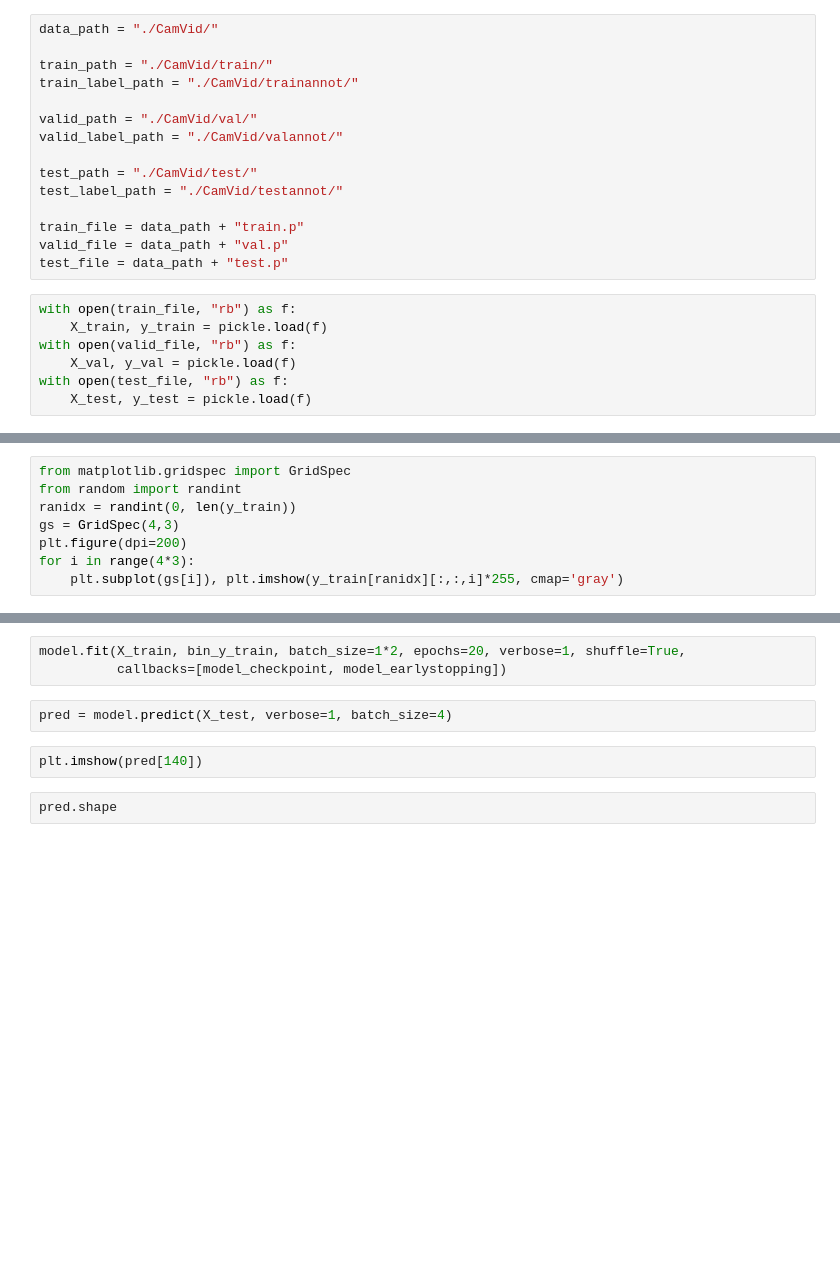
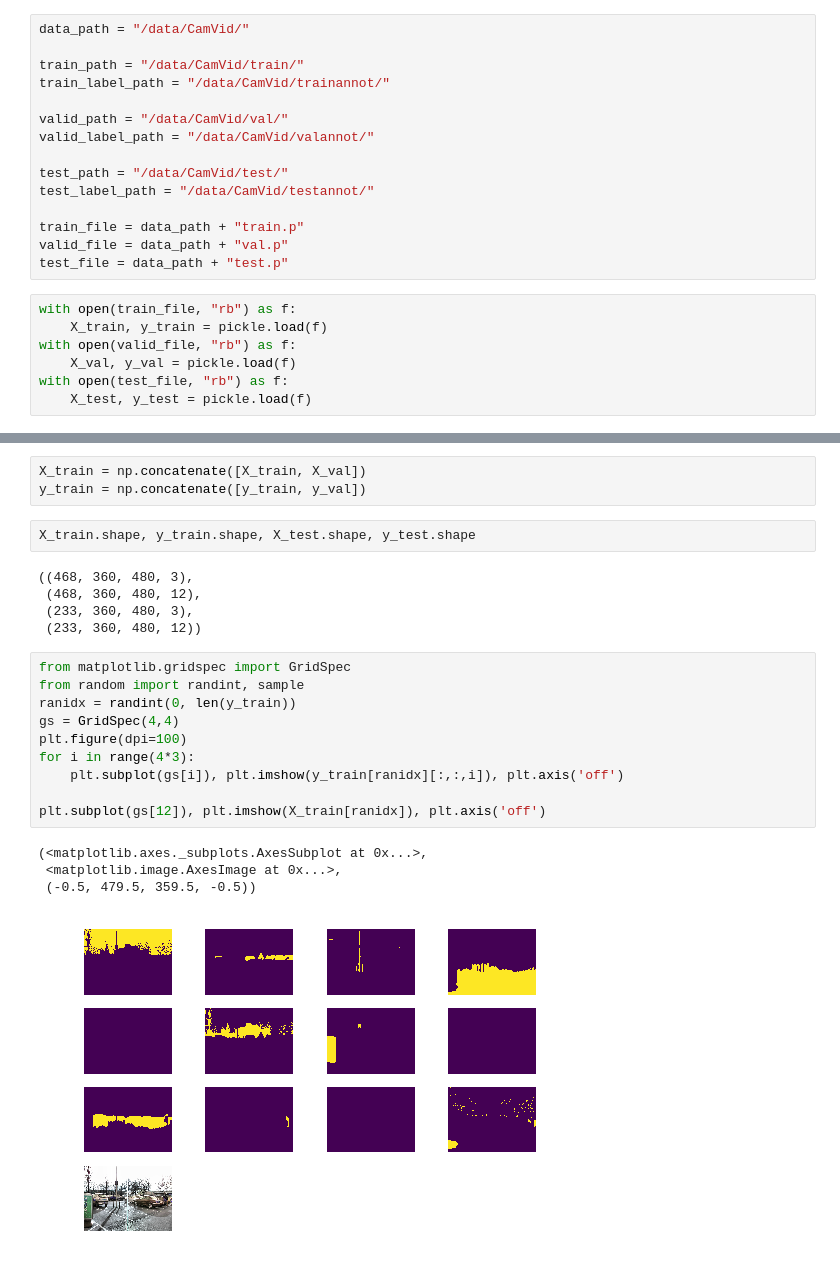
Before and after one commit to jaeoh2/Road-Free-Space-Segmentation, a Jupyter notebook: model.ipynb, the cells around one changed output, grey strips where cells are left out. Cells and saved outputs as stored; diff of their text form; blank space fills up the shorter version.

Commit message:
model file update

```diff
--- a/model.ipynb
+++ b/model.ipynb
@@ -23,14 +20,14 @@ from keras.utils import multi_gpu_model
 # %%
-data_path = "./CamVid/"
+data_path = "/data/CamVid/"
 
-train_path = "./CamVid/train/"
-train_label_path = "./CamVid/trainannot/"
+train_path = "/data/CamVid/train/"
+train_label_path = "/data/CamVid/trainannot/"
 
-valid_path = "./CamVid/val/"
-valid_label_path = "./CamVid/valannot/"
+valid_path = "/data/CamVid/val/"
+valid_label_path = "/data/CamVid/valannot/"
 
-test_path = "./CamVid/test/"
-test_label_path = "./CamVid/testannot/"
+test_path = "/data/CamVid/test/"
+test_label_path = "/data/CamVid/testannot/"
 
 train_file = data_path + "train.p"
 valid_file = data_path + "val.p"
@@ -50,8 +45,0 @@ X_train.shape, y_train.shape
-# %%
-from matplotlib.gridspec import GridSpec
-from random import randint
-ranidx = randint(0, len(y_train))
-gs = GridSpec(4,3)
-plt.figure(dpi=200)
-for i in range(4*3):
-    plt.subplot(gs[i]), plt.imshow(y_train[ranidx][:,:,i]*255, cmap='gray')
@@ -128,9 +46,25 @@ model = unet(nb_classes=12, input_shape=(480,480,3))
-# %%
-model.fit(X_train, bin_y_train, batch_size=1*2, epochs=20, verbose=1, shuffle=True,
-          callbacks=[model_checkpoint, model_earlystopping])
-# %%
-pred = model.predict(X_test, verbose=1, batch_size=4)
-# %%
-plt.imshow(pred[140])
-# %%
-pred.shape
+# %%
+X_train = np.concatenate([X_train, X_val])
+y_train = np.concatenate([y_train, y_val])
+# %%
+X_train.shape, y_train.shape, X_test.shape, y_test.shape
+# %% [output]
+((468, 360, 480, 3),
+ (468, 360, 480, 12),
+ (233, 360, 480, 3),
+ (233, 360, 480, 12))
+# %%
+from matplotlib.gridspec import GridSpec
+from random import randint, sample
+ranidx = randint(0, len(y_train))
+gs = GridSpec(4,4)
+plt.figure(dpi=100)
+for i in range(4*3):
+    plt.subplot(gs[i]), plt.imshow(y_train[ranidx][:,:,i]), plt.axis('off')
+
+plt.subplot(gs[12]), plt.imshow(X_train[ranidx]), plt.axis('off')
+# %% [output]
+(<matplotlib.axes._subplots.AxesSubplot at 0x...>,
+ <matplotlib.image.AxesImage at 0x...>,
+ (-0.5, 479.5, 359.5, -0.5))
+[figure, added]
```
Also changed, not shown: parts of 37 cells of this notebook.
